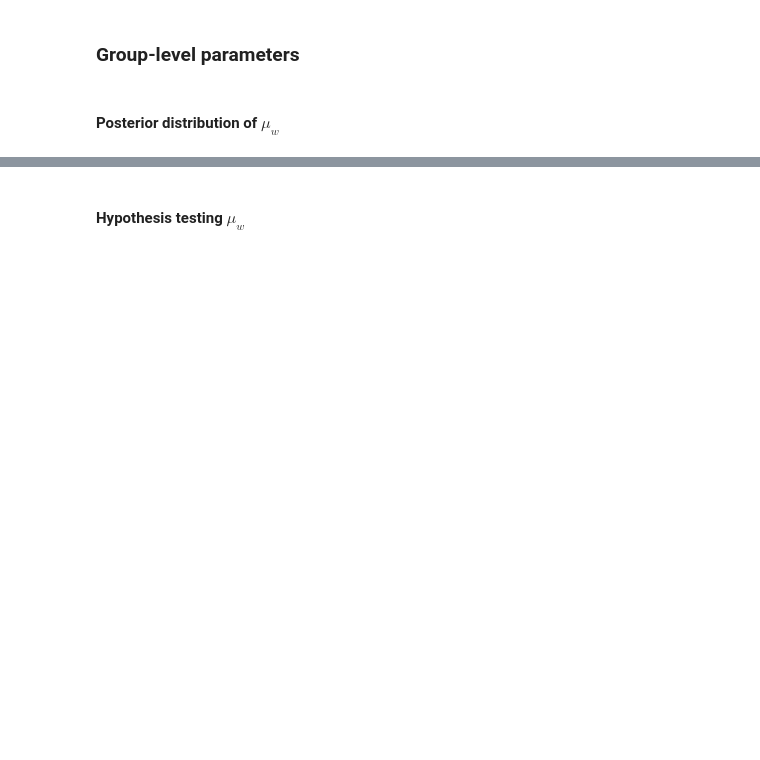
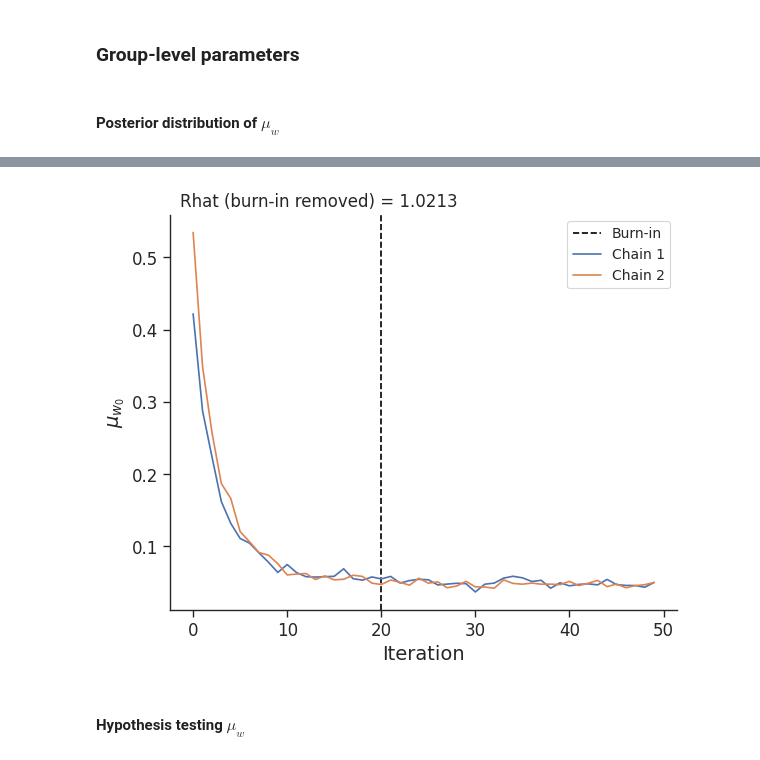
Before and after one commit to davidejongheTheoryandResearch/simulationsHmfc, a Jupyter notebook: Demo/fitting_empirical_dataset.ipynb, the cells around one changed output, grey strips where cells are left out. Cells and saved outputs as stored; diff of their text form; code cells hidden in the pictures; blank space fills up the shorter version.

```diff
--- a/Demo/fitting_empirical_dataset.ipynb
+++ b/Demo/fitting_empirical_dataset.ipynb
@@ -510,23 +559,33 @@ plt.show()
 # %%
-fig, axes = plt.subplots(2, 3, figsize=(12, 8))
+n_params = posterior_samples_mu_w.shape[2]
+
+fig, axes = plt.subplots(1, n_params, figsize=(6 * n_params, 5), squeeze=False)
 axes = axes.flatten()
 
-fig.delaxes(axes[-1])  # Removes the last (6th) axis (if num_inputs is 5)
+for j in range(n_params):
+    ax = axes[j]
+    ax.axvline(x=burn_in, color='black', linestyle='dashed', label='Burn-in')
 
-for j in range(posterior_samples_mu_w.shape[2]):
-    ax = axes[j]
-    ax.axvline(x = burn_in, color = 'black', linestyle='dashed', label = 'Burn-in')
-
-    for i in range(posterior_samples_mu_w.shape[0]):  # looping over chains
-        ax.plot(posterior_samples_mu_w[i, :, j], label=f"Chains {i+1}")
+    for i in range(posterior_samples_mu_w.shape[0]):  # chains
+        ax.plot(posterior_samples_mu_w[i, :, j], label=f"Chain {i+1}")
 
     ax.set_xlabel("Iteration")
-    ax.set_ylabel(f"$\mu_{{w_{j}}}$")
-    ax.annotate(r'Rhat (burn-in removed) = {:.4f}'.format(calculate_r_hat(posterior_samples_mu_w[:, burn_in:, j])), xy=(0.02, 1.03), size= 12, xycoords='axes fraction')
-handles, labels = axes[0].get_legend_handles_labels()
-fig.legend(handles, labels, loc='upper center', bbox_to_anchor=(0.5, 1.1), fontsize=12, ncol=6)
+    ax.set_ylabel(rf"$\mu_{{w_{j}}}$")
+    ax.annotate(
+        r'Rhat (burn-in removed) = {:.4f}'.format(
+            calculate_r_hat(posterior_samples_mu_w[:, burn_in:, j])
+        ),
+        xy=(0.02, 1.02),
+        size=12,
+        xycoords='axes fraction'
+    )
+
+    ax.legend(loc="upper right", fontsize=10)
+
 plt.tight_layout()
 plt.show()
+# %% [output]
+[figure, added]
 # %% [markdown]
 #### Hypothesis testing $\mu_w$
 # %%
```
Also changed, not shown: parts of 25 cells of this notebook, 7 other files.
